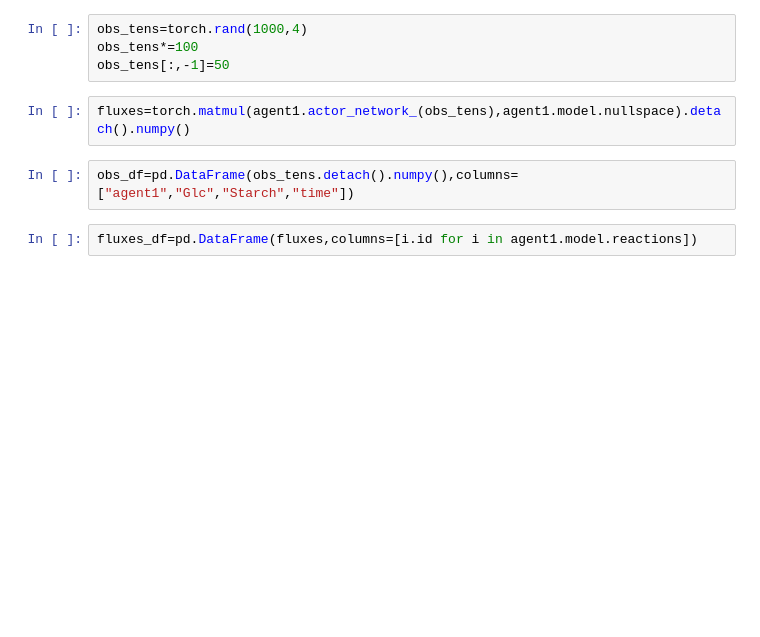
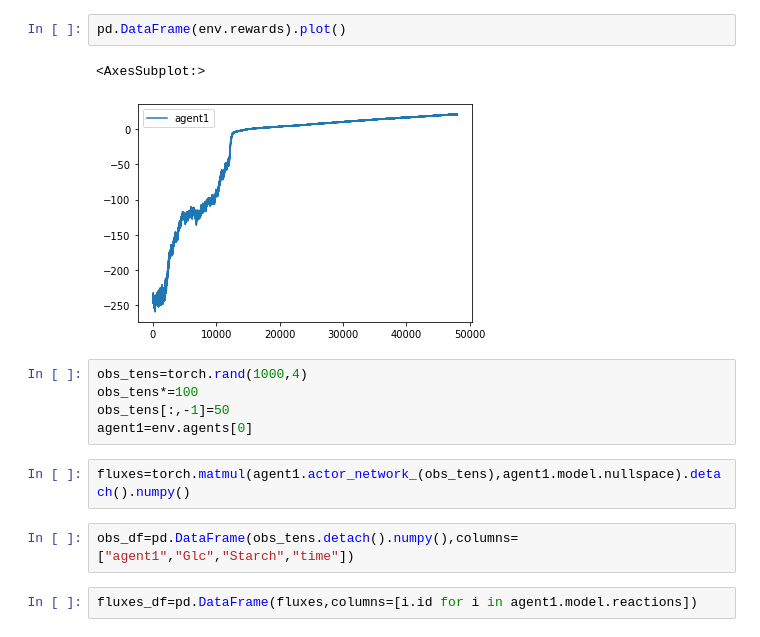
Before and after one commit to chan-csu/Reinforcement_Learning_Modeling, a Jupyter notebook: PPO/Ecoli_aux.ipynb, the cells around one changed output. Drawn from its saved outputs; the diff is of its cells as text; blank space fills up the shorter version.

```diff
--- a/PPO/Ecoli_aux.ipynb
+++ b/PPO/Ecoli_aux.ipynb
@@ -9,7 +21,13 @@ with open(f"Results/Toy-NECOM-lpless_10_next_try/Toy-NECOM-lpless_10_next_try_50
+# %%
+pd.DataFrame(env.rewards).plot()
+# %% [output]
+<AxesSubplot:>
+[figure, added]
 # %%
 obs_tens=torch.rand(1000,4)
 obs_tens*=100
 obs_tens[:,-1]=50
+agent1=env.agents[0]
 # %%
 fluxes=torch.matmul(agent1.actor_network_(obs_tens),agent1.model.nullspace).detach().numpy()
 # %%
```
Also changed, not shown: parts of 3 cells of this notebook, 2 other files.
